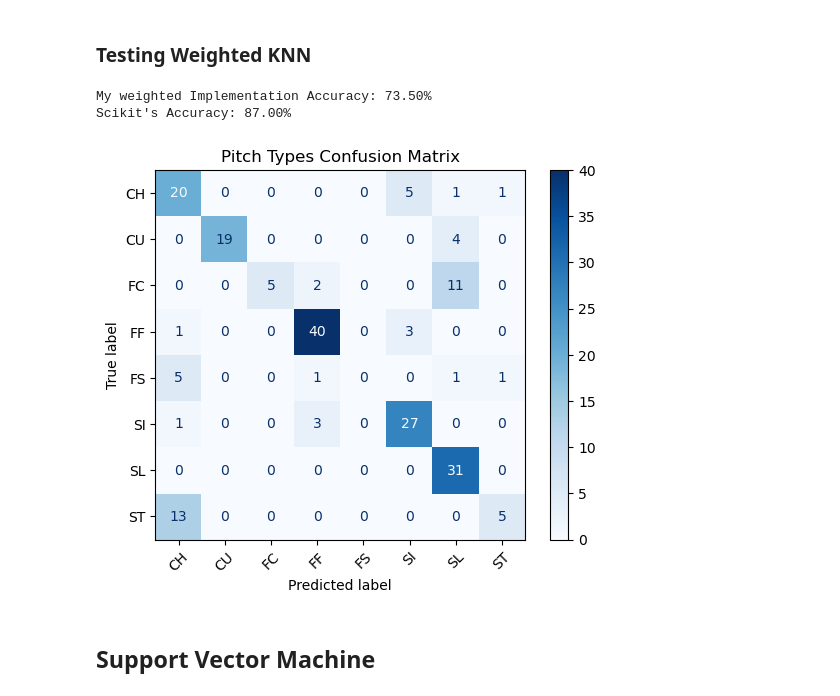
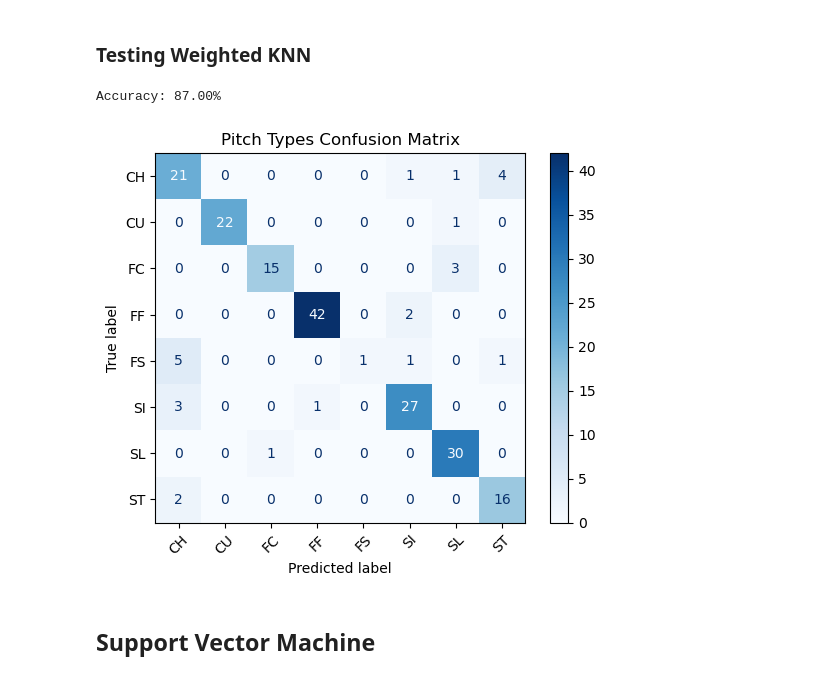
Before and after one commit to micahsmithh/ece1395-pitching-classification, a Jupyter notebook: pitching_classification.ipynb, the cells around one changed output. Cells and saved outputs as stored; diff of their text form; code cells hidden in the pictures.

```diff
--- a/pitching_classification.ipynb
+++ b/pitching_classification.ipynb
@@ -623,27 +596,20 @@ Fixed most of the sweeper changeup missclassifications
 # %% [markdown]
 ### Testing Weighted KNN
 # %%
-# Compute predictions
-y_pred = weighted_knn(X_train_scaled, y_train, X_test_scaled, 1.0)
-weighted_accuracy = np.mean(y_pred == y_test)
-
 # Scikit's
 KNN_model = KNeighborsClassifier(weights='distance', n_neighbors=41)
 KNN_model.fit(X_train_scaled, y_train)
 
 # Predict Test Data
 scikit_prediction = KNN_model.predict(X_test_scaled)
 scikit_accuracy = np.mean(scikit_prediction == y_test)
 
-print(f"My weighted Implementation Accuracy: {weighted_accuracy*100:0.2f}%")
-print(f"Scikit's Accuracy: {scikit_accuracy*100:0.2f}%")
+print(f"Accuracy: {scikit_accuracy*100:0.2f}%")
 
-
-confusionMatrix(y_test, y_pred)
+confusionMatrix(y_test, scikit_prediction)
 # %% [output]
-My weighted Implementation Accuracy: 73.50%
-Scikit's Accuracy: 87.00%
+Accuracy: 87.00%
-[figure, old version]
+[figure, new version]
 # %% [markdown]
 ## Support Vector Machine
 # %% [markdown]
```
Also changed, not shown: parts of 11 cells of this notebook.
